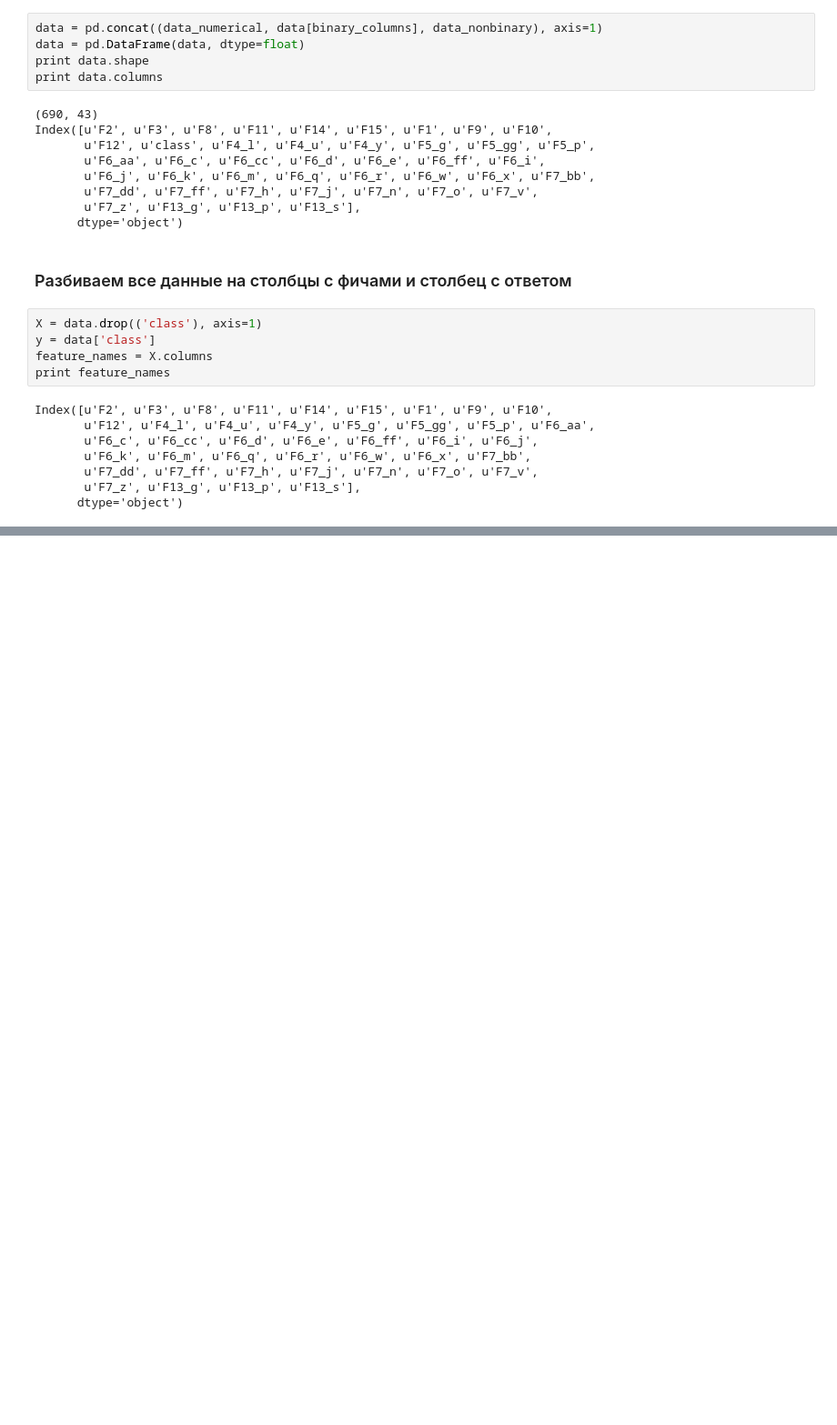
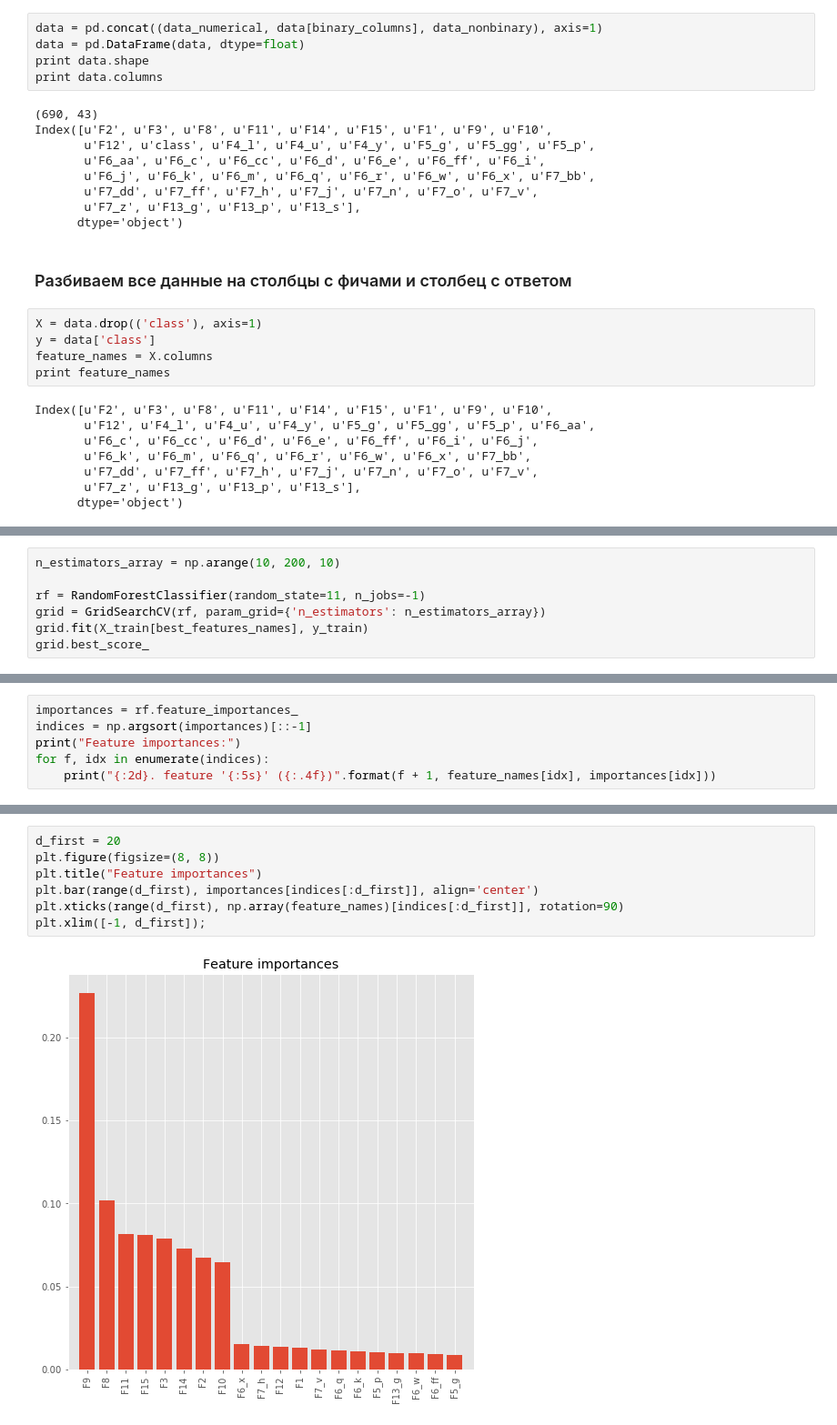
Before and after one commit to subv13/ru_ml_bootcamp, a Jupyter notebook: scoring_tutorial.ipynb, the cells around one changed output, grey strips where cells are left out. Shown at 91% size. Saved outputs shown, nothing was run; the diff lists cells and outputs as text; blank space fills up the shorter version.

```diff
--- a/scoring_tutorial.ipynb
+++ b/scoring_tutorial.ipynb
@@ -230,0 +280,7 @@ Index([u'F2', u'F3', u'F8', u'F11', u'F14', u'F15', u'F1', u'F9', u'F10',
+# %%
+n_estimators_array = np.arange(10, 200, 10)
+
+rf = RandomForestClassifier(random_state=11, n_jobs=-1)
+grid = GridSearchCV(rf, param_grid={'n_estimators': n_estimators_array})
+grid.fit(X_train[best_features_names], y_train)
+grid.best_score_
@@ -230,0 +300,6 @@ Index([u'F2', u'F3', u'F8', u'F11', u'F14', u'F15', u'F1', u'F9', u'F10',
+# %%
+importances = rf.feature_importances_
+indices = np.argsort(importances)[::-1]
+print("Feature importances:")
+for f, idx in enumerate(indices):
+    print("{:2d}. feature '{:5s}' ({:.4f})".format(f + 1, feature_names[idx], importances[idx]))
@@ -230,0 +324,9 @@ Index([u'F2', u'F3', u'F8', u'F11', u'F14', u'F15', u'F1', u'F9', u'F10',
+# %%
+d_first = 20
+plt.figure(figsize=(8, 8))
+plt.title("Feature importances")
+plt.bar(range(d_first), importances[indices[:d_first]], align='center')
+plt.xticks(range(d_first), np.array(feature_names)[indices[:d_first]], rotation=90)
+plt.xlim([-1, d_first]);
+# %% [output]
+[figure, added]
```
Also changed, not shown: parts of 22 cells of this notebook, 2 other files.
